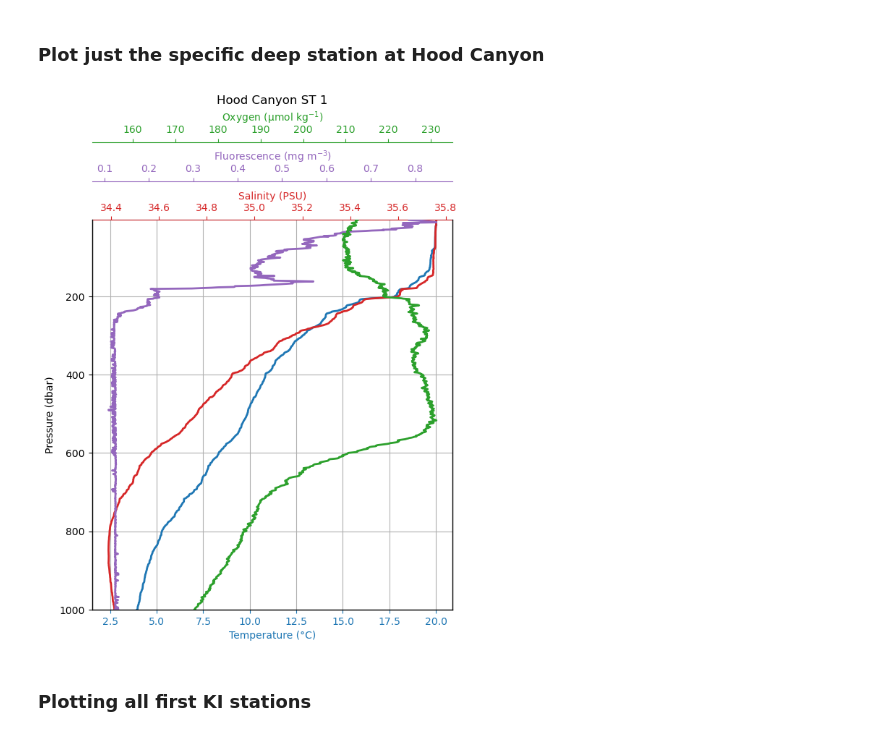
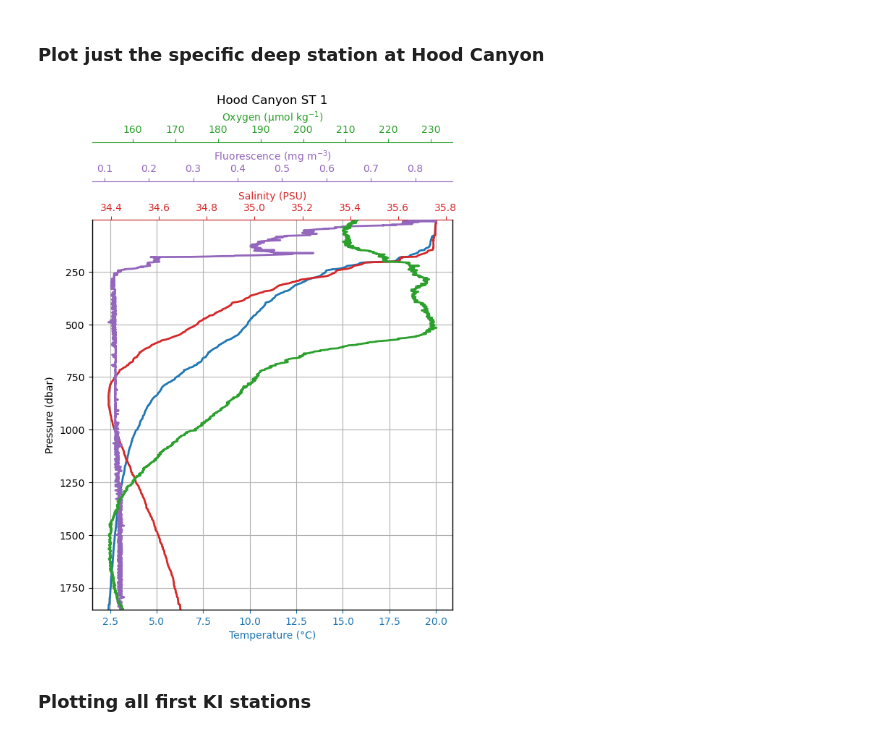
Before and after one commit to ribeiron/CAPSTAN_HAB_work, a Jupyter notebook: Notebooks/CTD_CAPSTAN_playbook.ipynb, the cells around one changed output. Drawn from its saved outputs; the diff is of its cells as text; code cells hidden in the pictures.

```diff
--- a/Notebooks/CTD_CAPSTAN_playbook.ipynb
+++ b/Notebooks/CTD_CAPSTAN_playbook.ipynb
@@ -52,35 +52,35 @@ for i, (label, (varname, color)) in enumerate(vars_to_plot.items()):
         axx = ax.twiny()
         # Move each new x-axis upwards
         axx.spines["top"].set_position(("axes", 1 + 0.10 * (i - 1)))
 
     profile = ds[varname].isel(
         time=0,
         latitude=0,
         longitude=0
     )
 
     axx.plot(profile, pressure, color=color, lw=2)
-    axx.set_ylim(1000, float(pressure.min()))
+    axx.set_ylim(pressure.max(), float(pressure.min()))
     axx.set_xlabel(label, color=color)
     axx.tick_params(axis="x", colors=color)
     axx.spines["top"].set_color(color)
 
     axes.append(axx)
 
 plt.title("Hood Canyon ST 1")
 
 
 plt.tight_layout()
 
 plt.savefig(
     r"C:\Users\nribeiro\OneDrive - University of Tasmania\IMOS Shared Docs\CAPSTAN 2025\CAPSTAN_HAB_work\Figures\hood_canyon_compare_fig.png",
     dpi=600,
     bbox_inches="tight"
 )
 
 plt.show()
 # %% [output]
-[figure, old version]
+[figure, new version]
 # %% [markdown]
 ### Plotting all first KI stations
 # %%
```
Also changed, not shown: 2 other files.
